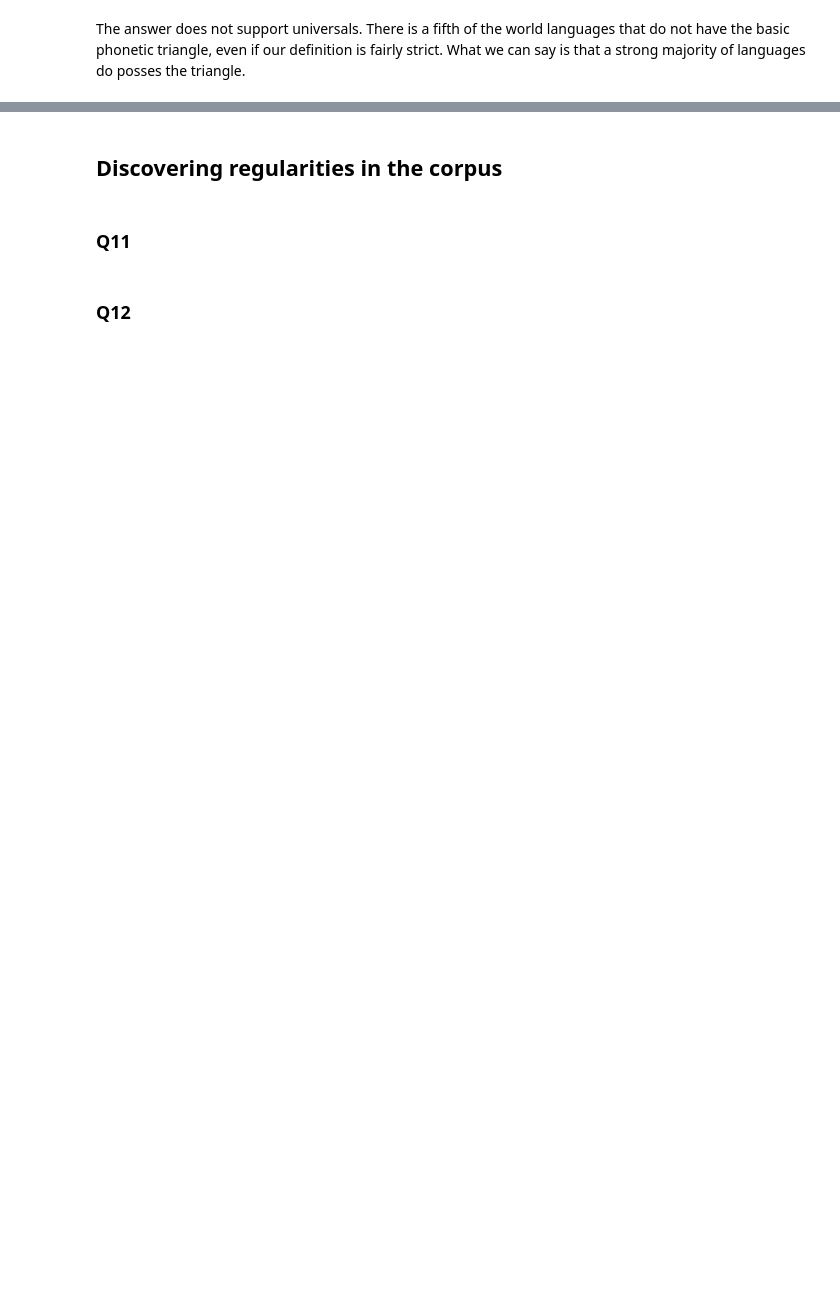
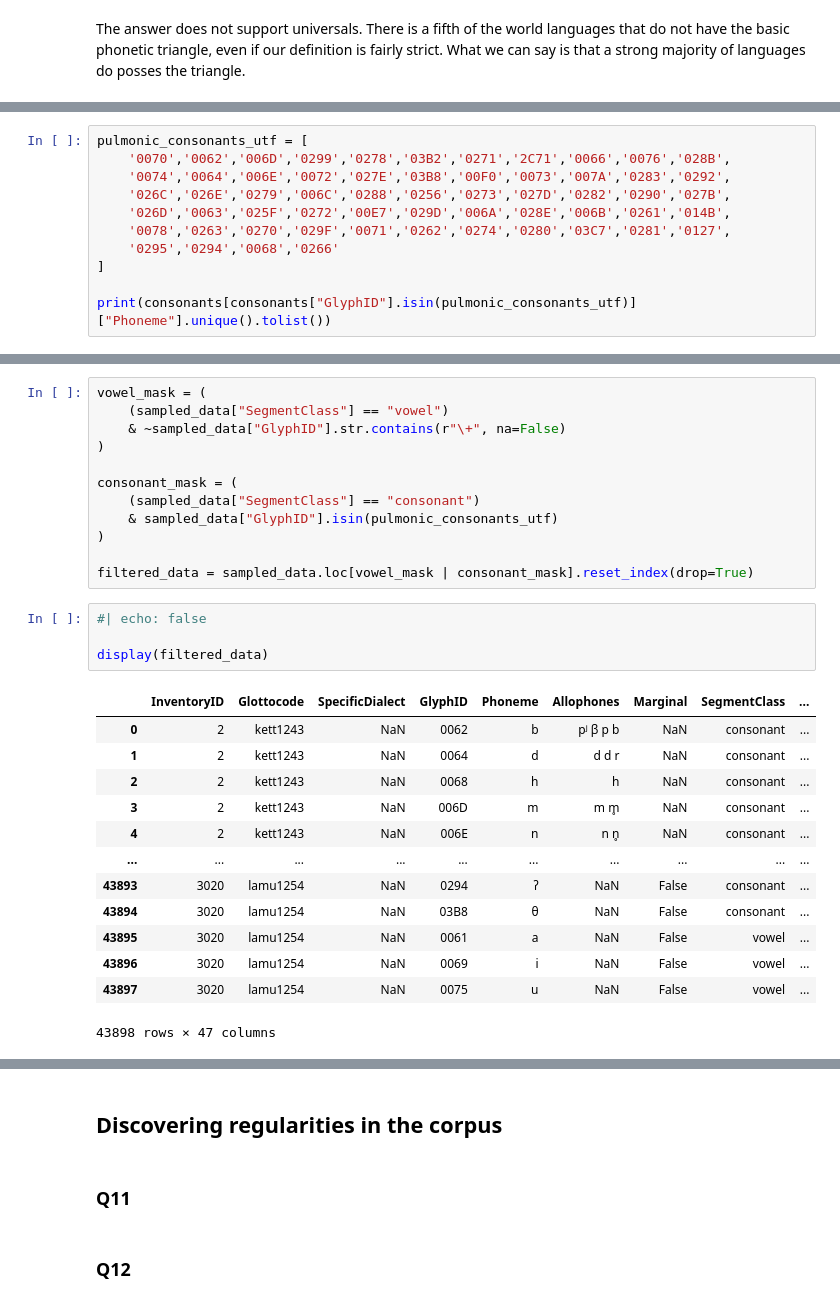
Before and after one commit to phtryll/nlp-labs, a Jupyter notebook: vowel-inventories/vowel_inventories.ipynb, the cells around one changed output, grey strips where cells are left out. Cells and saved outputs as stored; diff of their text form; blank space fills up the shorter version.

```diff
--- a/vowel-inventories/vowel_inventories.ipynb
+++ b/vowel-inventories/vowel_inventories.ipynb
@@ -606,0 +743,11 @@ The answer does not support universals. There is a fifth of the world languages
+# %%
+pulmonic_consonants_utf = [
+    '0070','0062','006D','0299','0278','03B2','0271','2C71','0066','0076','028B',
+    '0074','0064','006E','0072','027E','03B8','00F0','0073','007A','0283','0292',
+    '026C','026E','0279','006C','0288','0256','0273','027D','0282','0290','027B',
+    '026D','0063','025F','0272','00E7','029D','006A','028E','006B','0261','014B',
+    '0078','0263','0270','029F','0071','0262','0274','0280','03C7','0281','0127',
+    '0295','0294','0068','0266'
+]
+
+print(consonants[consonants["GlyphID"].isin(pulmonic_consonants_utf)]["Phoneme"].unique().tolist())
@@ -606,0 +766,30 @@ The answer does not support universals. There is a fifth of the world languages
+# %%
+vowel_mask = (
+    (sampled_data["SegmentClass"] == "vowel")
+    & ~sampled_data["GlyphID"].str.contains(r"\+", na=False)
+)
+
+consonant_mask = (
+    (sampled_data["SegmentClass"] == "consonant")
+    & sampled_data["GlyphID"].isin(pulmonic_consonants_utf)
+)
+
+filtered_data = sampled_data.loc[vowel_mask | consonant_mask].reset_index(drop=True)
+# %%
+#| echo: false
+
+display(filtered_data)
+# %% [output]
+|  | InventoryID | Glottocode | SpecificDialect | GlyphID | Phoneme | Allophones | Marginal | SegmentClass | ... |
+| 0 | 2 | kett1243 | NaN | 0062 | b | pʲ β p b | NaN | consonant | ... |
+| 1 | 2 | kett1243 | NaN | 0064 | d | d d r | NaN | consonant | ... |
+| 2 | 2 | kett1243 | NaN | 0068 | h | h | NaN | consonant | ... |
+| 3 | 2 | kett1243 | NaN | 006D | m | m m̥ | NaN | consonant | ... |
+| 4 | 2 | kett1243 | NaN | 006E | n | n n̥ | NaN | consonant | ... |
+| ... | ... | ... | ... | ... | ... | ... | ... | ... | ... |
+| 43893 | 3020 | lamu1254 | NaN | 0294 | ʔ | NaN | False | consonant | ... |
+| 43894 | 3020 | lamu1254 | NaN | 03B8 | θ | NaN | False | consonant | ... |
+| 43895 | 3020 | lamu1254 | NaN | 0061 | a | NaN | False | vowel | ... |
+| 43896 | 3020 | lamu1254 | NaN | 0069 | i | NaN | False | vowel | ... |
+| 43897 | 3020 | lamu1254 | NaN | 0075 | u | NaN | False | vowel | ... |
+43898 rows × 47 columns
```
Also changed, not shown: parts of 63 cells of this notebook, 1 other file.
